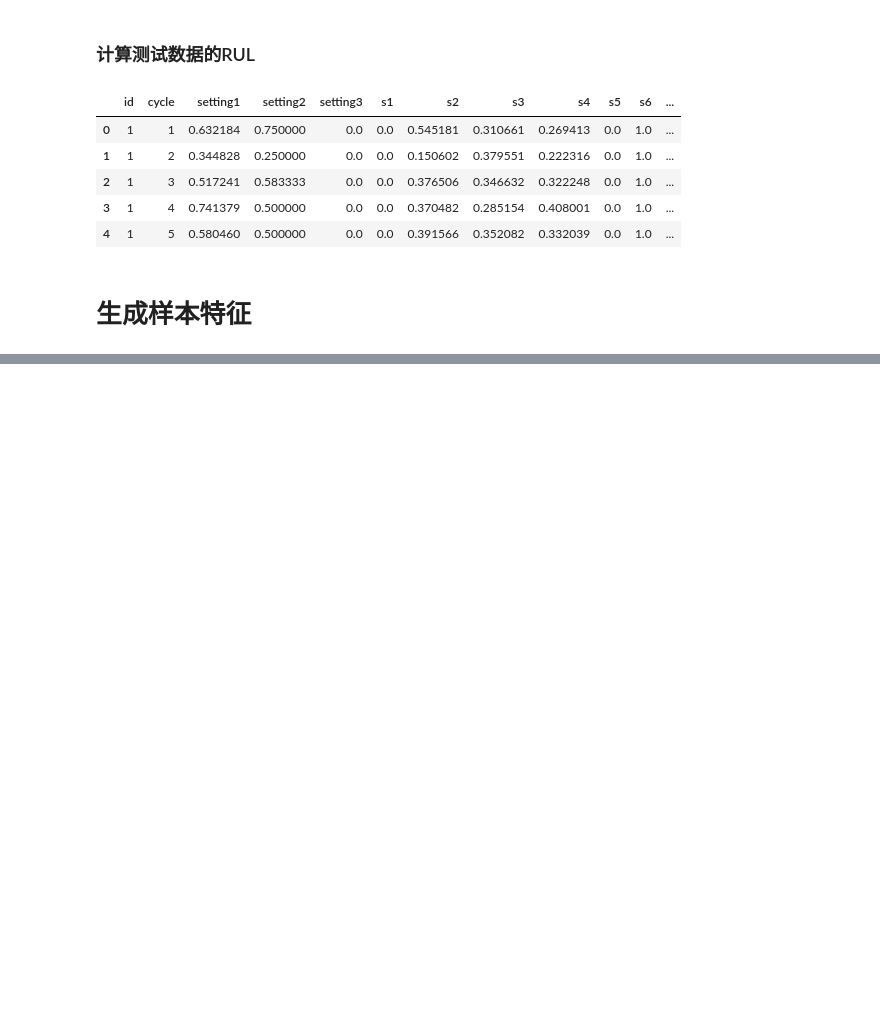
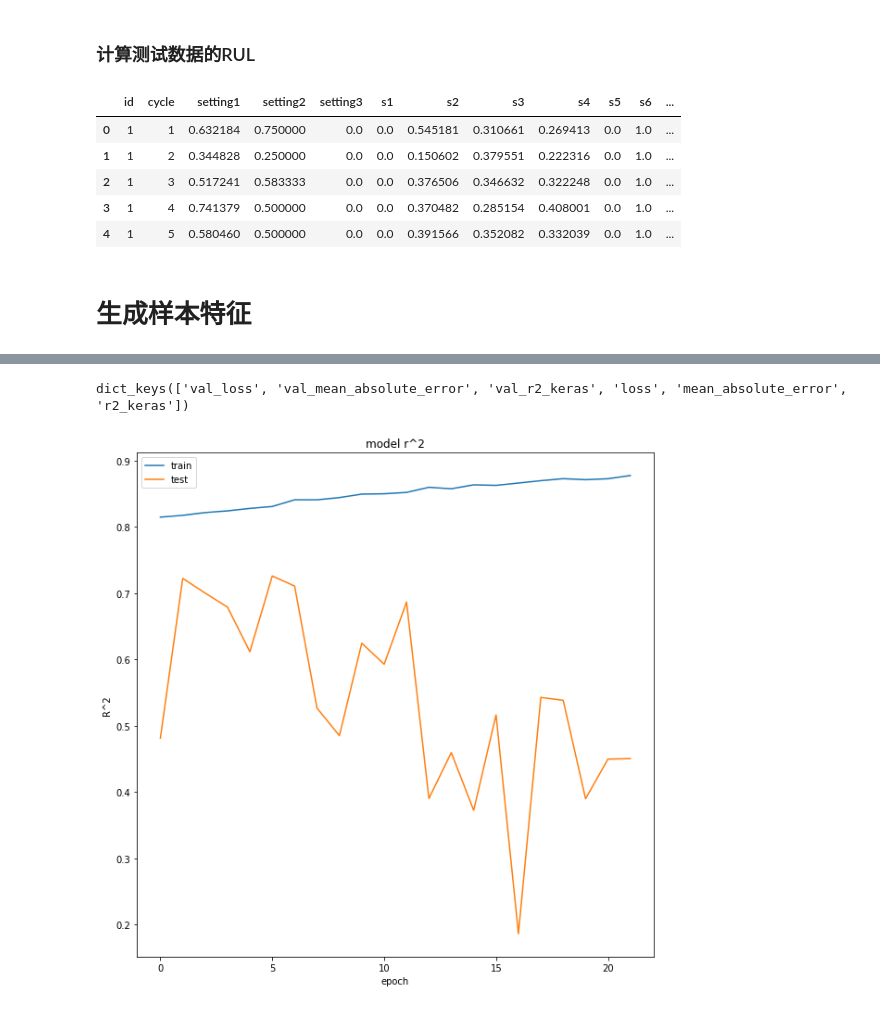
Before and after one commit to yrrSelena/RUL, a Jupyter notebook: RUL_LSTM_CMAPSS.ipynb, the cells around one changed output, grey strips where cells are left out. Drawn from its saved outputs; the diff is of its cells as text; code cells hidden in the pictures; blank space fills up the shorter version.

```diff
--- a/RUL_LSTM_CMAPSS.ipynb
+++ b/RUL_LSTM_CMAPSS.ipynb
@@ -154,0 +175,4 @@ def gen_sequence(id_df, seq_length, seq_cols):
+# %%
+# generate sequences and convert to numpy array
+seq_array = np.concatenate(list(seq_gen)).astype(np.float32)
+print(seq_array.shape)
@@ -154,0 +205,7 @@ def gen_sequence(id_df, seq_length, seq_cols):
+# %%
+# generate labels
+label_gen = [gen_labels(train_df[train_df['id']==id], sequence_length, ['RUL'])
+             for id in train_df['id'].unique()]
+
+label_array = np.concatenate(label_gen).astype(np.float32)
+label_array.shape
@@ -154,0 +216,3 @@ def gen_sequence(id_df, seq_length, seq_cols):
+# %%
+# define path to save model
+model_path = 'LSTM_cmpass_model1.h5'
@@ -154,0 +284,7 @@ def gen_sequence(id_df, seq_length, seq_cols):
+# %%
+# fit the network
+# 模型训练
+history = model.fit(seq_array, label_array, epochs=50, batch_size=200, validation_split=0.05, verbose=2,
+          callbacks = [keras.callbacks.EarlyStopping(monitor='val_loss', min_delta=0, patience=10, verbose=0, mode='min'),
+                       keras.callbacks.ModelCheckpoint(model_path,monitor='val_loss', save_best_only=True, mode='min', verbose=0)]
+          )
@@ -154,0 +309,18 @@ def gen_sequence(id_df, seq_length, seq_cols):
+# %%
+# list all data in history
+print(history.history.keys())
+# %% [output]
+dict_keys(['val_loss', 'val_mean_absolute_error', 'val_r2_keras', 'loss', 'mean_absolute_error', 'r2_keras'])
+# %%
+# summarize history for R^2
+fig_acc = plt.figure(figsize=(10, 10))
+plt.plot(history.history['r2_keras'])
+plt.plot(history.history['val_r2_keras'])
+plt.title('model r^2')
+plt.ylabel('R^2')
+plt.xlabel('epoch')
+plt.legend(['train', 'test'], loc='upper left')
+plt.show()
+fig_acc.savefig("model_r2.png")
+# %% [output]
+[figure, added]
```
Also changed, not shown: parts of 28 cells of this notebook.
